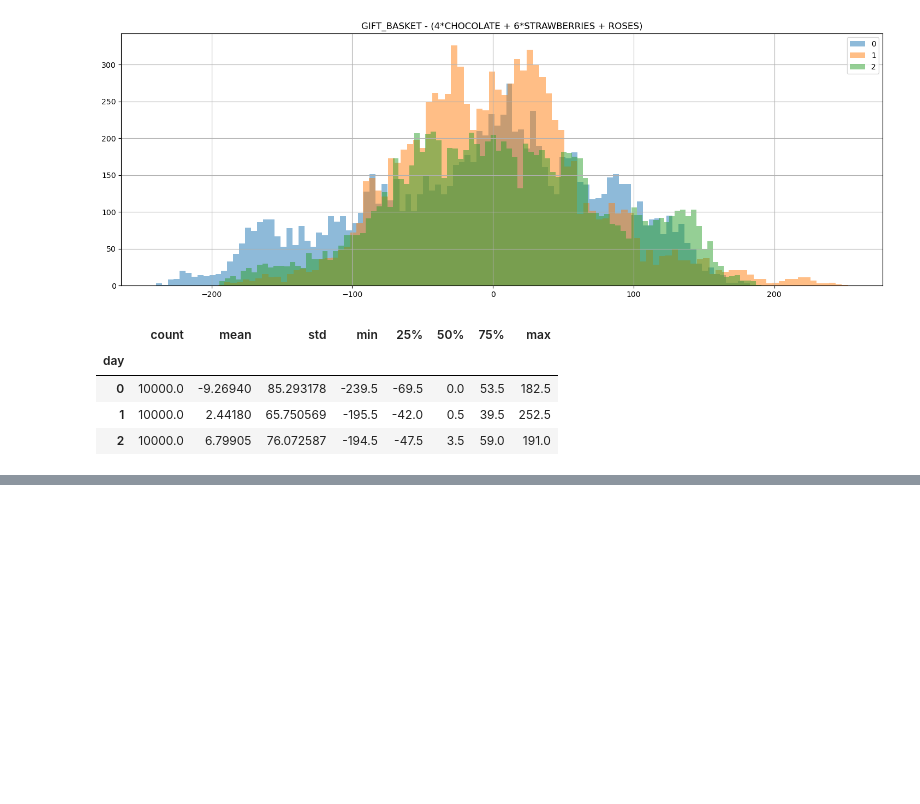
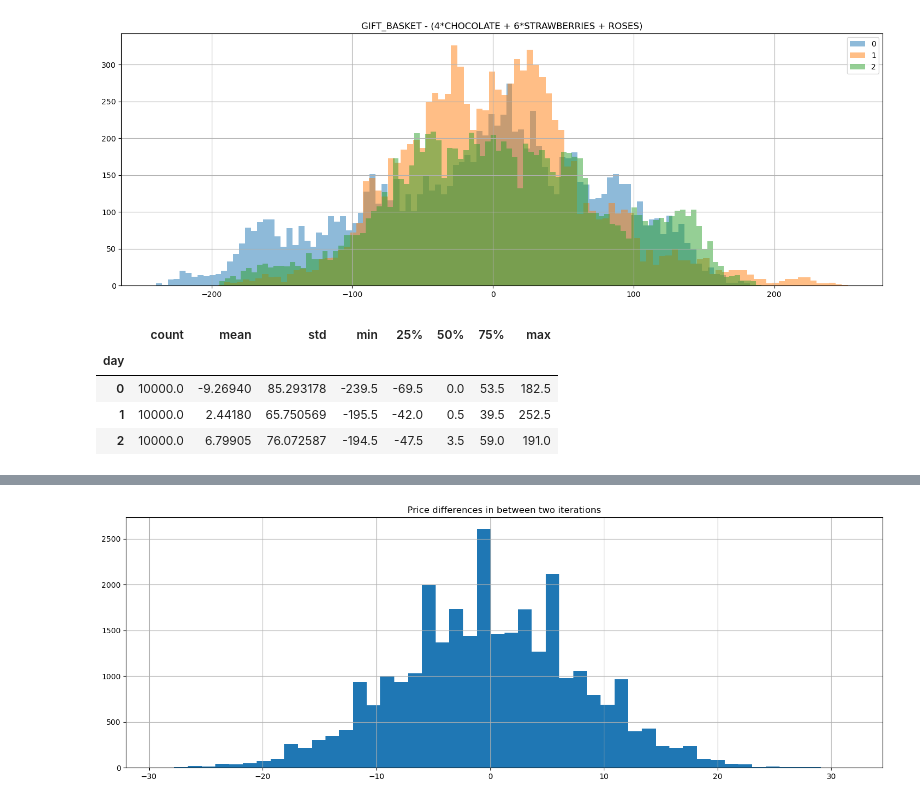
Before and after one commit to Meilism/IMC-Prosperity-Trading-Challenge, a Jupyter notebook: JM/analysis/data_analysis_3.ipynb, the cells around one changed output, grey strips where cells are left out. Cells and saved outputs as stored; diff of their text form; code cells hidden in the pictures; blank space fills up the shorter version.

```diff
--- a/JM/analysis/data_analysis_3.ipynb
+++ b/JM/analysis/data_analysis_3.ipynb
@@ -216,0 +240,6 @@ for d in days:
+# %%
+total.diff().hist(bins=50, figsize=(18, 6))
+plt.title('Price differences in between two iterations')
+plt.show()
+# %% [output]
+[figure, added]
```
Also changed, not shown: parts of 3 cells of this notebook, 7 other files.
